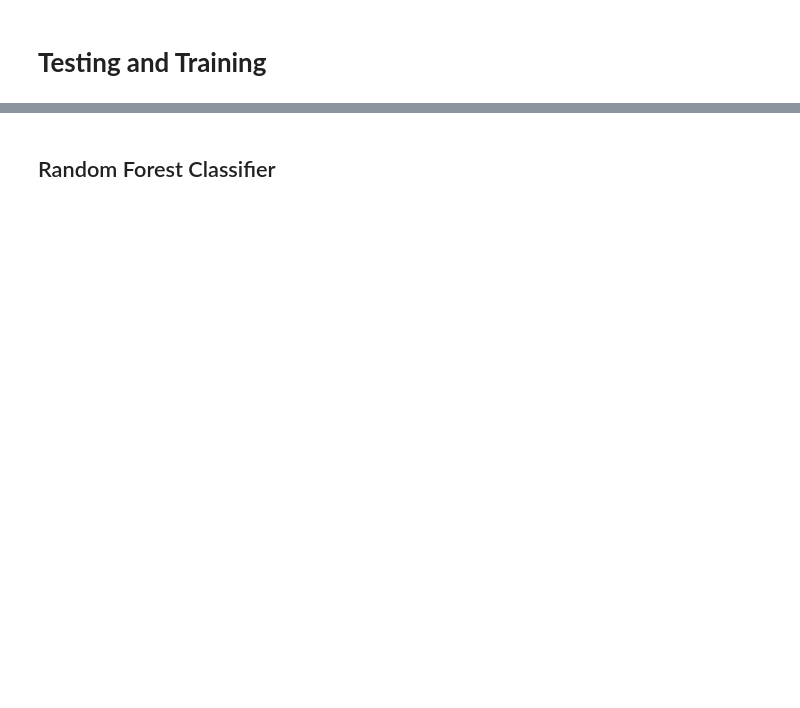
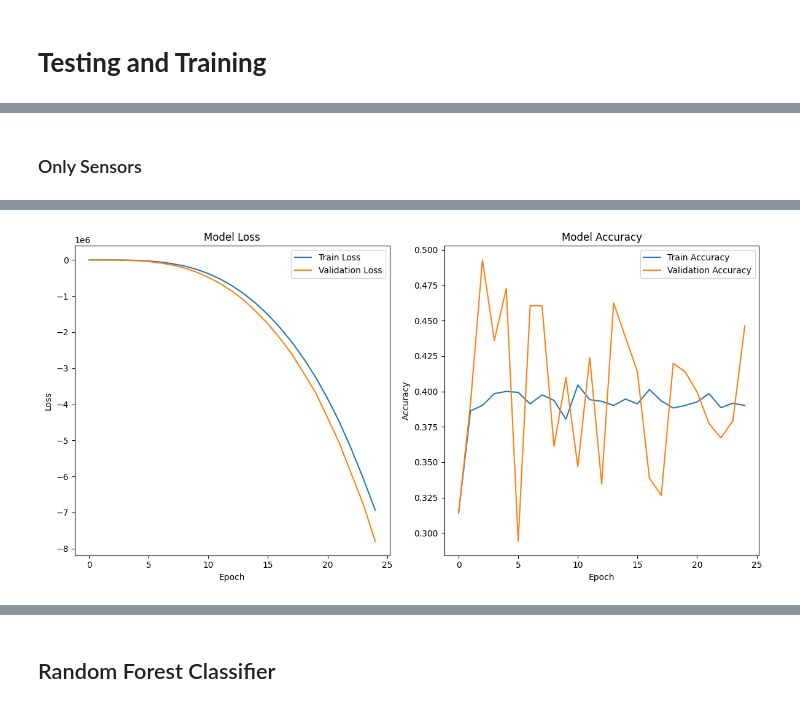
Before and after one commit to cjvilla/enose_predictions, a Jupyter notebook: exploratory_data.ipynb, the cells around one changed output, grey strips where cells are left out. Saved outputs shown, nothing was run; the diff lists cells and outputs as text; code cells hidden in the pictures; blank space fills up the shorter version.

```diff
--- a/exploratory_data.ipynb
+++ b/exploratory_data.ipynb
@@ -228,0 +272,72 @@ Test Accuracy: 42.05%
+# %% [markdown]
+### Only Sensors
+# %%
+# Define features (X) and target variable (y)
+X = demographics[['S1', 'S2', 'S3', 'S4', 'S5', 'S6', 'S7', 'S8', 'S9', 'S10',
+          'S11', 'S12', 'S13', 'S14', 'S15', 'S16', 'S17', 'S18', 'S19', 'S20',
+          'S21', 'S22', 'S23', 'S24', 'S25', 'S26', 'S27', 'S28', 'S29', 'S30', 'S31', 'S32']]
+y = demographics['group']  # Assuming 1 for Alcoholic Liver Disease and 2 for Parkinson's
+
+
+# Split the dataset into training and testing sets
+X_train, X_test, y_train, y_test = train_test_split(X, y, test_size=0.2, random_state=42)
+
+# Standardize the input features
+scaler = StandardScaler()
+X_train = scaler.fit_transform(X_train)
+X_test = scaler.transform(X_test)
+
+# Reshape input data to include timesteps (if needed)
+X_train = X_train[:, :, np.newaxis]
+X_test = X_test[:, :, np.newaxis]
+
+# Define your model architecture (update this according to your model's design)
+def create_tcn_model(input_shape):
+    model = keras.Sequential([
+        layers.Input(shape=input_shape),
+        layers.Conv1D(filters=64, kernel_size=3, activation='relu'),
+        layers.MaxPooling1D(pool_size=2),
+        layers.Conv1D(filters=128, kernel_size=3, activation='relu'),
+        layers.MaxPooling1D(pool_size=2),
+        layers.Flatten(),
+        layers.Dense(64, activation='relu'),
+        layers.Dense(1, activation='sigmoid')  # Sigmoid for binary classification
+    ])
+    return model
+
+# Initialize and compile the model
+input_shape = (X_train.shape[1], X_train.shape[2])
+tcn_model = create_tcn_model(input_shape)
+tcn_model.compile(optimizer='adam', loss='binary_crossentropy', metrics=['accuracy'])
+
+# Train the model and save the history
+epochs = 25  # Adjust the number of epochs as needed
+batch_size = 32  # Adjust the batch size as needed
+history = tcn_model.fit(X_train, y_train, epochs=epochs, batch_size=batch_size, validation_split=0.1)
+
+# Plotting training & validation loss
+plt.figure(figsize=(12, 6))
+plt.subplot(1, 2, 1)
+plt.plot(history.history['loss'], label='Train Loss')
+plt.plot(history.history['val_loss'], label='Validation Loss')
+plt.title('Model Loss')
+plt.ylabel('Loss')
+plt.xlabel('Epoch')
+plt.legend()
+
+# Plotting training & validation accuracy
+plt.subplot(1, 2, 2)
+plt.plot(history.history['accuracy'], label='Train Accuracy')
+plt.plot(history.history['val_accuracy'], label='Validation Accuracy')
+plt.title('Model Accuracy')
+plt.ylabel('Accuracy')
+plt.xlabel('Epoch')
+plt.legend()
+
+plt.tight_layout()
+plt.show()
+
+# Evaluate the model on the test set
+test_loss, test_accuracy = tcn_model.evaluate(X_test, y_test)
+print(f'Test Accuracy: {test_accuracy * 100:.2f}%')
+# %% [output]
@@ -228,0 +361 @@ Test Accuracy: 42.05%
+[figure, added]
```
Also changed, not shown: parts of 114 cells of this notebook.
